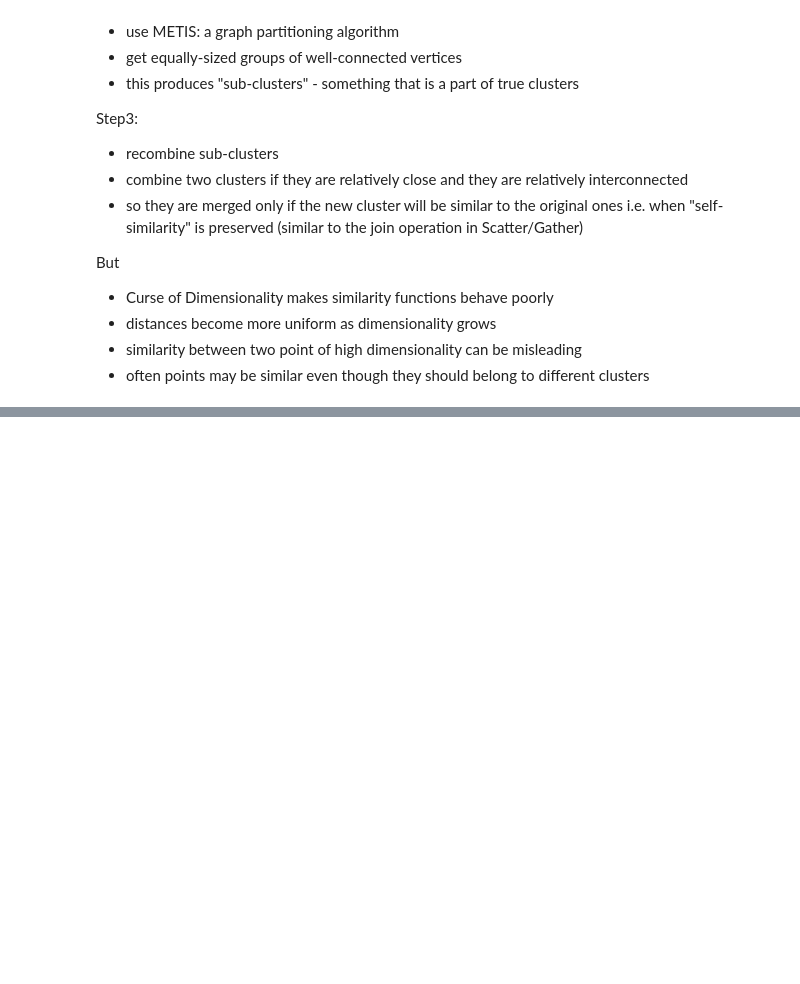
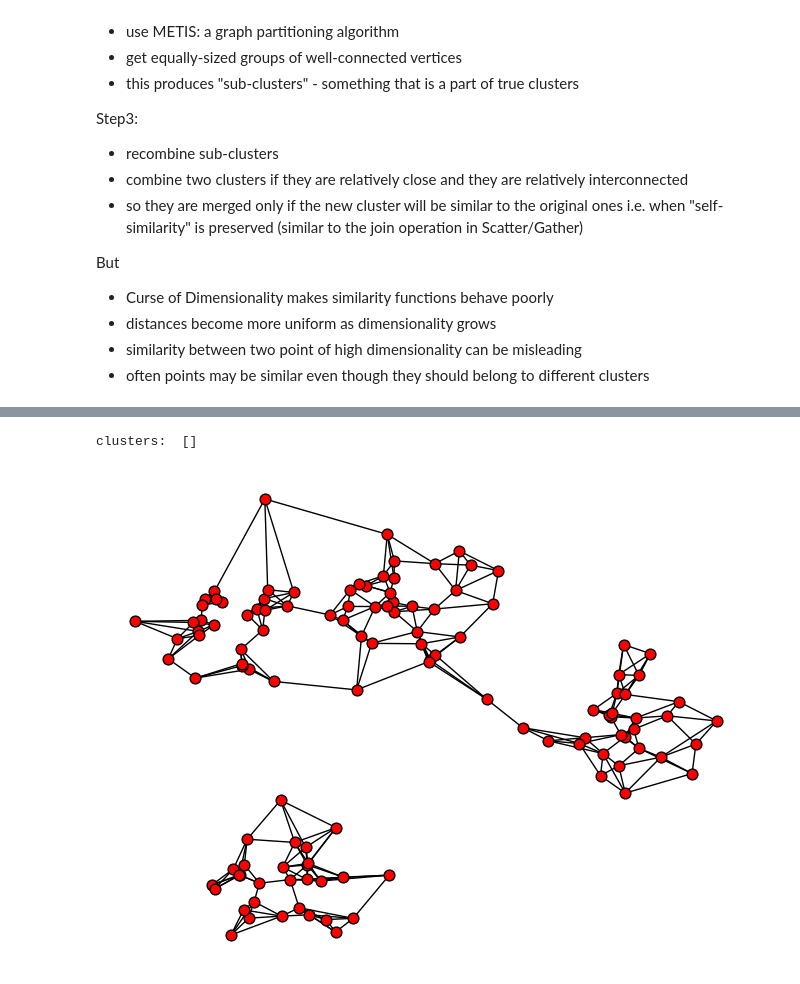
Before and after one commit to guglielmosanchini/ClustViz, a Jupyter notebook: Clustering_visualization_notebook.ipynb, the cells around one changed output, grey strips where cells are left out. Saved outputs shown, nothing was run; the diff lists cells and outputs as text; code cells hidden in the pictures; blank space fills up the shorter version.

```diff
--- a/Clustering_visualization_notebook.ipynb
+++ b/Clustering_visualization_notebook.ipynb
@@ -1012,0 +1209,2 @@ score:  0.3675608404080207
+# %%
+z1 =  knn_graph(pd.DataFrame(X),4, True)
@@ -1012,0 +1218,5 @@ score:  0.3675608404080207
+# %%
+plot2d_graph(z1)
+# %% [output]
+clusters:  []
+[figure, added]
```
Also changed, not shown: parts of 32 cells of this notebook, 4 other files.
